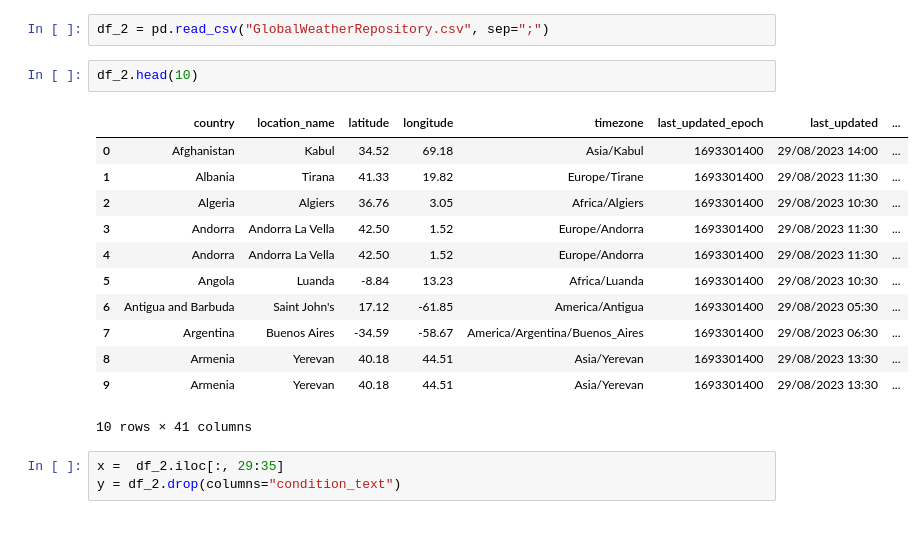
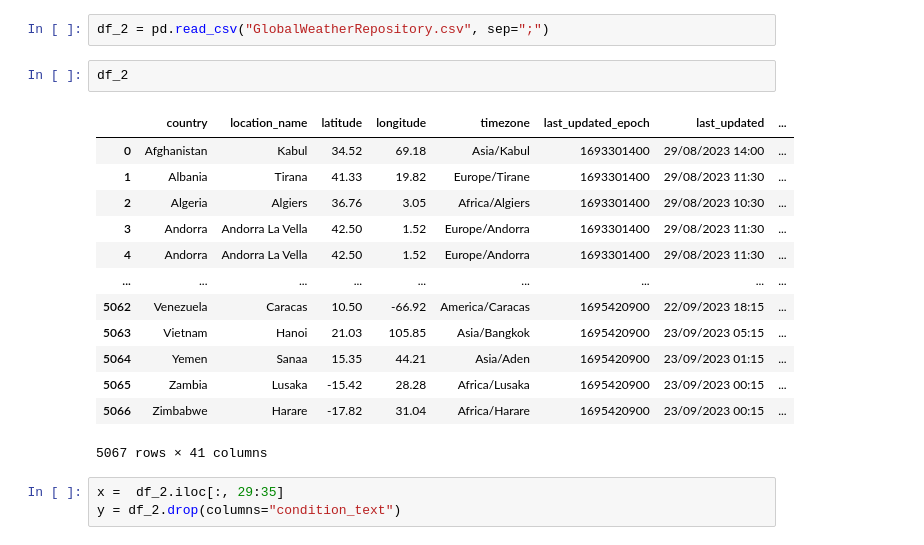
Before and after one commit to Pramox71/Praktikum_KB, a Jupyter notebook: Postest_KB_4/Postest_KB_4.ipynb, the cells around one changed output. Drawn from its saved outputs; the diff is of its cells as text.

```diff
--- a/Postest_KB_4/Postest_KB_4.ipynb
+++ b/Postest_KB_4/Postest_KB_4.ipynb
@@ -73,20 +73,21 @@ Ini y_test :  (1520, 40)
 # %%
 df_2 = pd.read_csv("GlobalWeatherRepository.csv", sep=";")
 # %%
-df_2.head(10)
+df_2
 # %% [output]
 |  | country | location_name | latitude | longitude | timezone | last_updated_epoch | last_updated | ... |
 | 0 | Afghanistan | Kabul | 34.52 | 69.18 | Asia/Kabul | 1693301400 | 29/08/2023 14:00 | ... |
 | 1 | Albania | Tirana | 41.33 | 19.82 | Europe/Tirane | 1693301400 | 29/08/2023 11:30 | ... |
 | 2 | Algeria | Algiers | 36.76 | 3.05 | Africa/Algiers | 1693301400 | 29/08/2023 10:30 | ... |
 | 3 | Andorra | Andorra La Vella | 42.50 | 1.52 | Europe/Andorra | 1693301400 | 29/08/2023 11:30 | ... |
 | 4 | Andorra | Andorra La Vella | 42.50 | 1.52 | Europe/Andorra | 1693301400 | 29/08/2023 11:30 | ... |
-| 5 | Angola | Luanda | -8.84 | 13.23 | Africa/Luanda | 1693301400 | 29/08/2023 10:30 | ... |
-| 6 | Antigua and Barbuda | Saint John's | 17.12 | -61.85 | America/Antigua | 1693301400 | 29/08/2023 05:30 | ... |
-| 7 | Argentina | Buenos Aires | -34.59 | -58.67 | America/Argentina/Buenos_Aires | 1693301400 | 29/08/2023 06:30 | ... |
-| 8 | Armenia | Yerevan | 40.18 | 44.51 | Asia/Yerevan | 1693301400 | 29/08/2023 13:30 | ... |
-| 9 | Armenia | Yerevan | 40.18 | 44.51 | Asia/Yerevan | 1693301400 | 29/08/2023 13:30 | ... |
+| ... | ... | ... | ... | ... | ... | ... | ... | ... |
+| 5062 | Venezuela | Caracas | 10.50 | -66.92 | America/Caracas | 1695420900 | 22/09/2023 18:15 | ... |
+| 5063 | Vietnam | Hanoi | 21.03 | 105.85 | Asia/Bangkok | 1695420900 | 23/09/2023 05:15 | ... |
+| 5064 | Yemen | Sanaa | 15.35 | 44.21 | Asia/Aden | 1695420900 | 23/09/2023 01:15 | ... |
+| 5065 | Zambia | Lusaka | -15.42 | 28.28 | Africa/Lusaka | 1695420900 | 23/09/2023 00:15 | ... |
+| 5066 | Zimbabwe | Harare | -17.82 | 31.04 | Africa/Harare | 1695420900 | 23/09/2023 00:15 | ... |
-10 rows × 41 columns
+5067 rows × 41 columns
 # %%
 x =  df_2.iloc[:, 29:35]
 y = df_2.drop(columns="condition_text")
```
Also changed, not shown: parts of 4 cells of this notebook.
